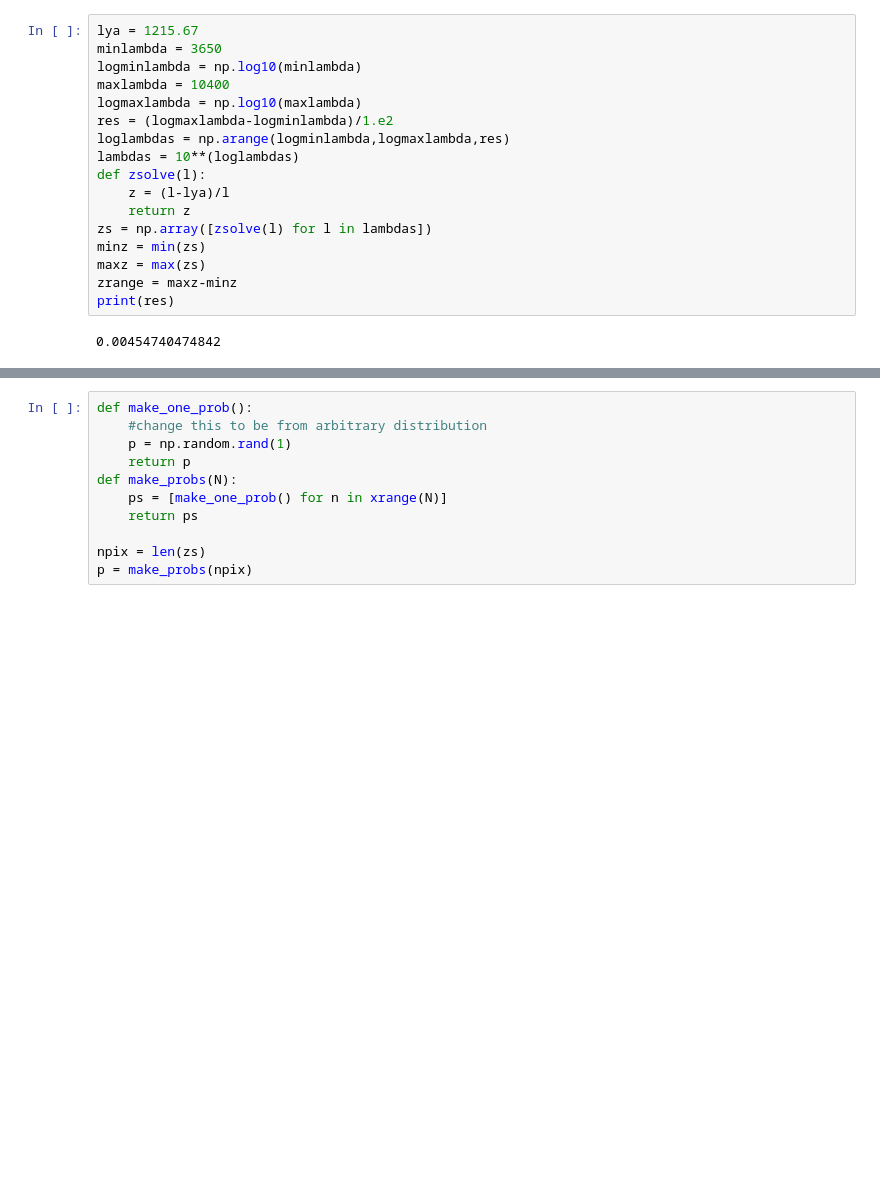
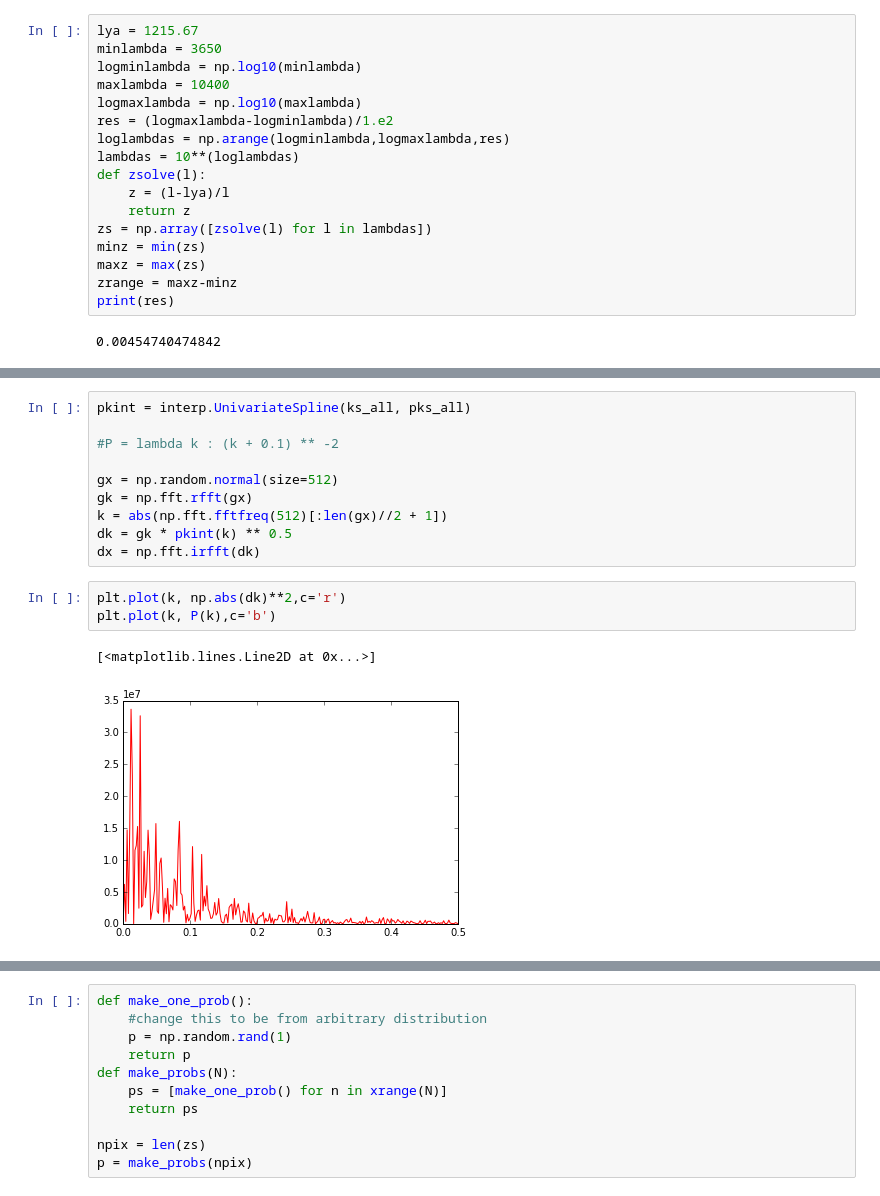
Before and after one commit to aimalz/densityfield, a Jupyter notebook: GenCat.ipynb, the cells around one changed output, grey strips where cells are left out. Drawn from its saved outputs; the diff is of its cells as text; blank space fills up the shorter version.

```diff
--- a/GenCat.ipynb
+++ b/GenCat.ipynb
@@ -39,0 +72,16 @@ print(res)
+# %%
+pkint = interp.UnivariateSpline(ks_all, pks_all)
+
+#P = lambda k : (k + 0.1) ** -2
+
+gx = np.random.normal(size=512)
+gk = np.fft.rfft(gx)
+k = abs(np.fft.fftfreq(512)[:len(gx)//2 + 1])
+dk = gk * pkint(k) ** 0.5
+dx = np.fft.irfft(dk)
+# %%
+plt.plot(k, np.abs(dk)**2,c='r')
+plt.plot(k, P(k),c='b')
+# %% [output]
+[<matplotlib.lines.Line2D at 0x...>]
+[figure, added]
```
Also changed, not shown: parts of 10 cells of this notebook.
